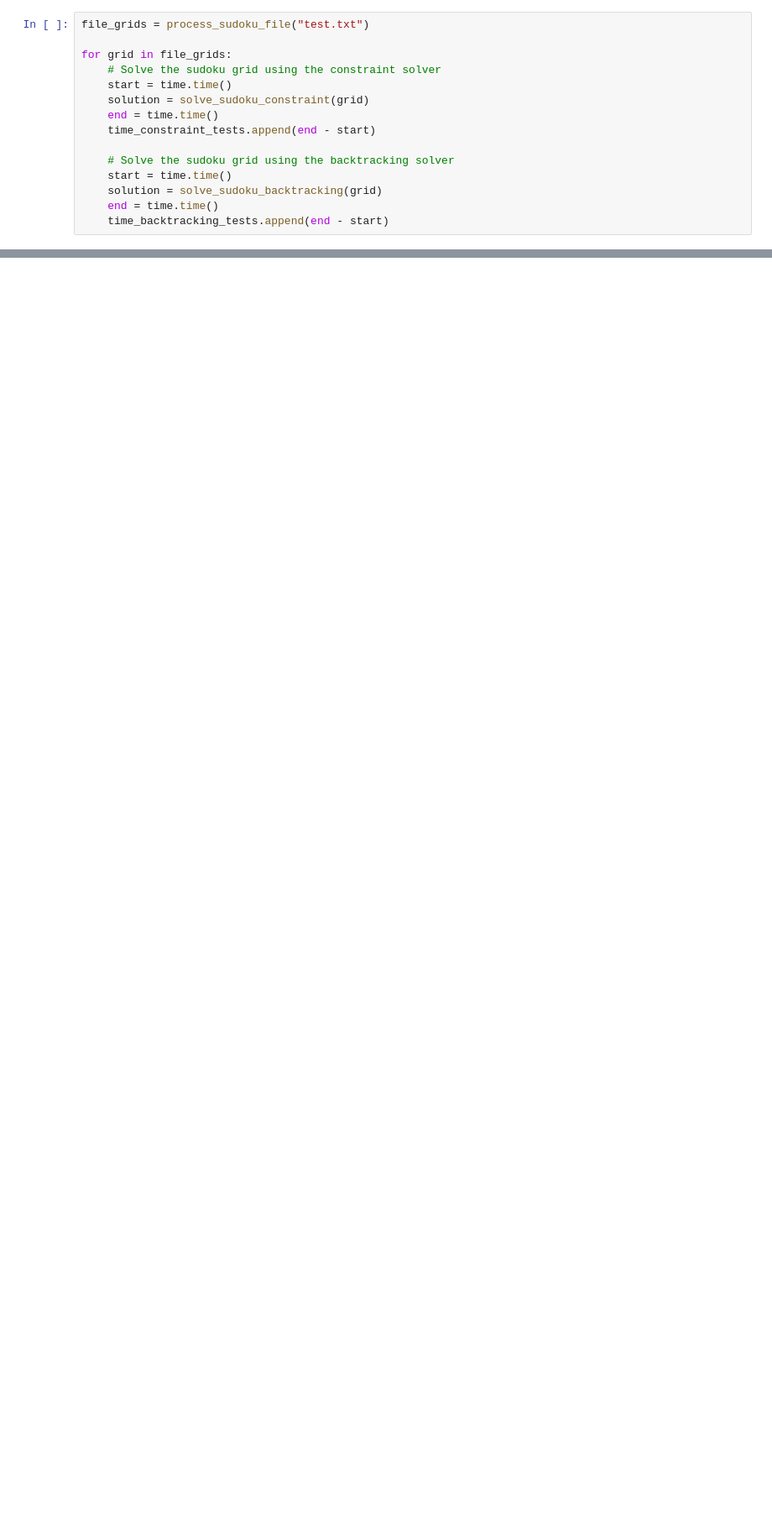
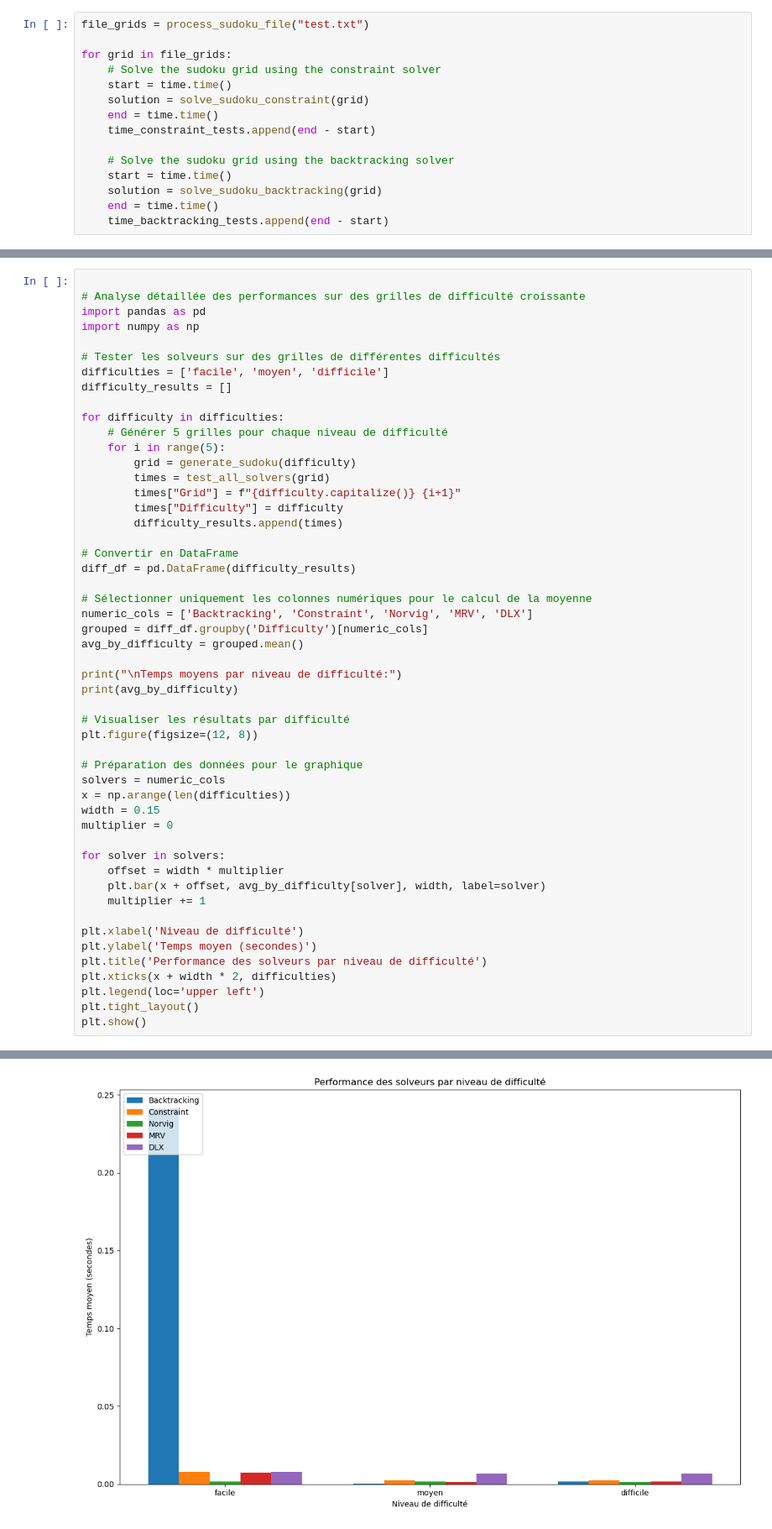
Before and after one commit to jsboigeEpita/2025-Epita-Programmation-par-Contraintes, a Jupyter notebook: main.ipynb, the cells around one changed output, grey strips where cells are left out. Shown at 84% size. Saved outputs shown, nothing was run; the diff lists cells and outputs as text; blank space fills up the shorter version.

```diff
--- a/main.ipynb
+++ b/main.ipynb
@@ -134,0 +282,52 @@ plt.show()
+# %%
+
+# Analyse détaillée des performances sur des grilles de difficulté croissante
+import pandas as pd
+import numpy as np
+
+# Tester les solveurs sur des grilles de différentes difficultés
+difficulties = ['facile', 'moyen', 'difficile']
+difficulty_results = []
+
+for difficulty in difficulties:
+    # Générer 5 grilles pour chaque niveau de difficulté
+    for i in range(5):
+        grid = generate_sudoku(difficulty)
+        times = test_all_solvers(grid)
+        times["Grid"] = f"{difficulty.capitalize()} {i+1}"
+        times["Difficulty"] = difficulty
+        difficulty_results.append(times)
+
+# Convertir en DataFrame
+diff_df = pd.DataFrame(difficulty_results)
+
+# Sélectionner uniquement les colonnes numériques pour le calcul de la moyenne
+numeric_cols = ['Backtracking', 'Constraint', 'Norvig', 'MRV', 'DLX']
+grouped = diff_df.groupby('Difficulty')[numeric_cols]
+avg_by_difficulty = grouped.mean()
+
+print("\nTemps moyens par niveau de difficulté:")
+print(avg_by_difficulty)
+
+# Visualiser les résultats par difficulté
+plt.figure(figsize=(12, 8))
+
+# Préparation des données pour le graphique
+solvers = numeric_cols
+x = np.arange(len(difficulties))
+width = 0.15
+multiplier = 0
+
+for solver in solvers:
+    offset = width * multiplier
+    plt.bar(x + offset, avg_by_difficulty[solver], width, label=solver)
+    multiplier += 1
+
+plt.xlabel('Niveau de difficulté')
+plt.ylabel('Temps moyen (secondes)')
+plt.title('Performance des solveurs par niveau de difficulté')
+plt.xticks(x + width * 2, difficulties)
+plt.legend(loc='upper left')
+plt.tight_layout()
+plt.show()
+# %% [output]
@@ -134,0 +340 @@ plt.show()
+[figure, added]
```
Also changed, not shown: parts of 15 cells of this notebook, 5 other files.
